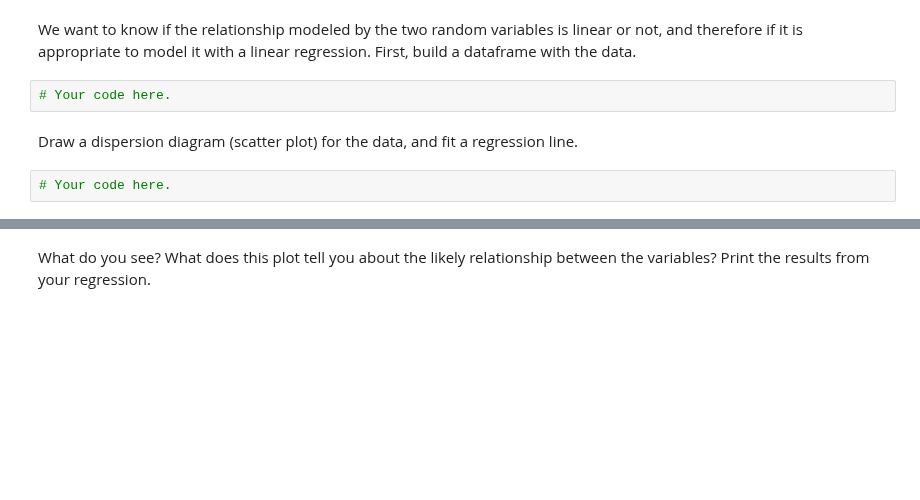
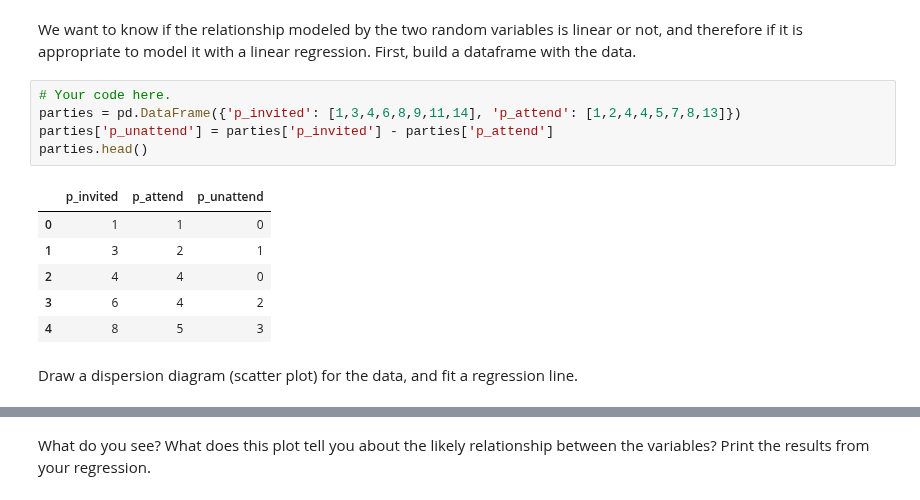
Before and after one commit to ironhack-datalabs/datamad1020, a Jupyter notebook: module-2/lab-regression-analysis/your-code.ipynb, the cells around one changed output, grey strips where cells are left out. Cells and saved outputs as stored; diff of their text form; blank space fills up the shorter version.

```diff
--- a/module-2/lab-regression-analysis/your-code.ipynb
+++ b/module-2/lab-regression-analysis/your-code.ipynb
@@ -248,9 +227,17 @@ I am suspicious about the last few parties I have thrown: it seems that the more
 # %% [markdown]
 We want to know if the relationship modeled by the two random variables is linear or not, and therefore if it is appropriate to model it with a linear regression.
 First, build a dataframe with the data.
-# %%
-# Your code here.
+# %%
+# Your code here.
+parties = pd.DataFrame({'p_invited': [1,3,4,6,8,9,11,14], 'p_attend': [1,2,4,4,5,7,8,13]})
+parties['p_unattend'] = parties['p_invited'] - parties['p_attend']
+parties.head()
+# %% [output]
+|  | p_invited | p_attend | p_unattend |
+| 0 | 1 | 1 | 0 |
+| 1 | 3 | 2 | 1 |
+| 2 | 4 | 4 | 0 |
+| 3 | 6 | 4 | 2 |
+| 4 | 8 | 5 | 3 |
 # %% [markdown]
 Draw a dispersion diagram (scatter plot) for the data, and fit a regression line.
-# %%
-# Your code here.
```
Also changed, not shown: parts of 9 cells of this notebook.
